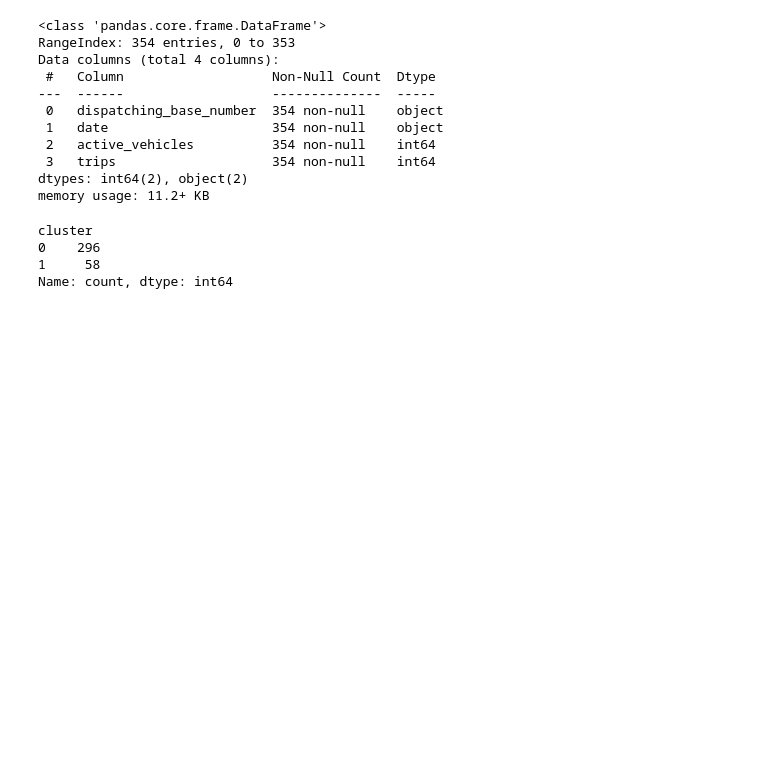
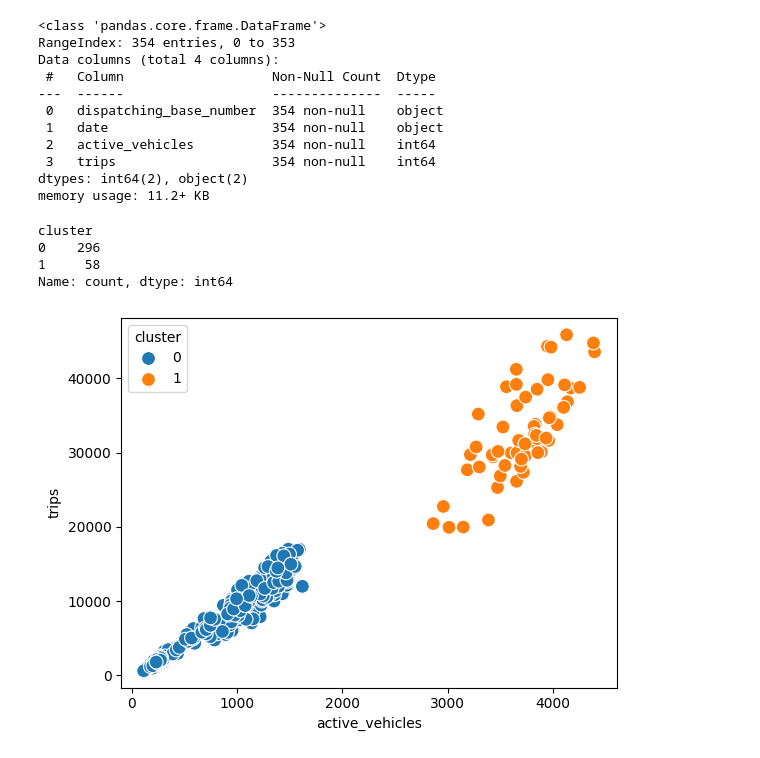
Before and after one commit to saket-nugget/UberNYC_DBS, a Jupyter notebook: UberNYC_DBS.ipynb, the cells around one changed output. Cells and saved outputs as stored; diff of their text form; code cells hidden in the pictures; blank space fills up the shorter version.

```diff
--- a/UberNYC_DBS.ipynb
+++ b/UberNYC_DBS.ipynb
@@ -46,3 +46,8 @@ cluster
 0    296
 1     58
 Name: count, dtype: int64
+# %%
+sns.scatterplot(data=df,x='active_vehicles',y='trips',hue='cluster',s=100)
+plt.show()
+# %% [output]
+[figure, added]
```
